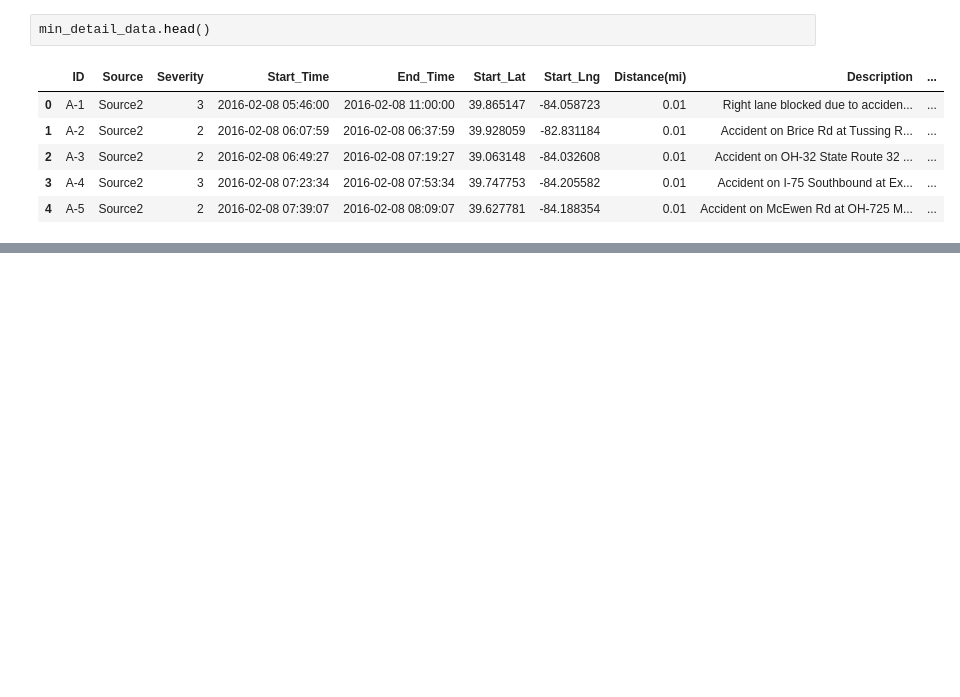
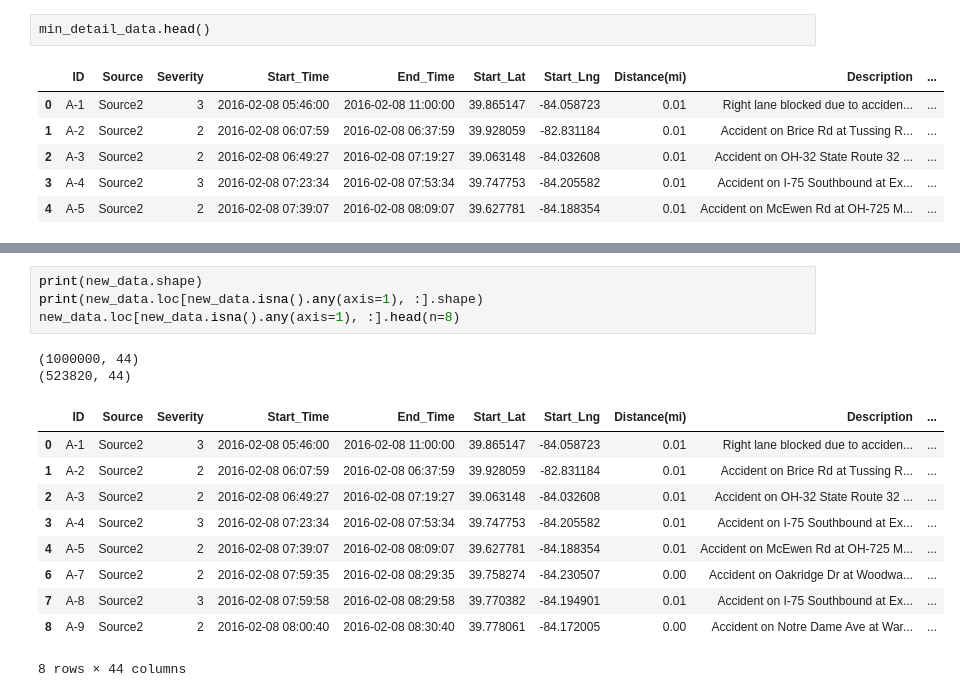
Before and after one commit to limesoda314/cs226-big-data-management-project, a Jupyter notebook: preprocessing/week3-ann.ipynb, the cells around one changed output, grey strips where cells are left out. Saved outputs shown, nothing was run; the diff lists cells and outputs as text; blank space fills up the shorter version.

```diff
--- a/preprocessing/week3-ann.ipynb
+++ b/preprocessing/week3-ann.ipynb
@@ -117,6 +117,23 @@ min_detail_data.loc[min_detail_data.isna().any(axis=1), :].head(n=8)
 | 31135 | A-31136 | Source2 | 2 | 2016-03-23 00:09:11 | 2016-03-23 00:39:11 | 37.885376 | -122.516586 | 0.01 | Accident on US-101 Northbound at ... | ... |
 | 34200 | A-34201 | Source2 | 2 | 2016-04-11 20:06:40 | 2016-04-11 20:53:00 | 37.885376 | -122.516586 | 0.01 | Accident on US-101 Northbound nea... | ... |
 | 85968 | A-85975 | Source2 | 2 | 2016-08-02 18:18:02 | 2016-08-02 19:03:02 | 34.451862 | -117.660103 | 0.00 | Slow traffic due to accident on 2... | ... |
+# %%
+print(new_data.shape)
+print(new_data.loc[new_data.isna().any(axis=1), :].shape)
+new_data.loc[new_data.isna().any(axis=1), :].head(n=8)
+# %% [output]
+(1000000, 44)
+(523820, 44)
+|  | ID | Source | Severity | Start_Time | End_Time | Start_Lat | Start_Lng | Distance(mi) | Description | ... |
+| 0 | A-1 | Source2 | 3 | 2016-02-08 05:46:00 | 2016-02-08 11:00:00 | 39.865147 | -84.058723 | 0.01 | Right lane blocked due to acciden... | ... |
+| 1 | A-2 | Source2 | 2 | 2016-02-08 06:07:59 | 2016-02-08 06:37:59 | 39.928059 | -82.831184 | 0.01 | Accident on Brice Rd at Tussing R... | ... |
+| 2 | A-3 | Source2 | 2 | 2016-02-08 06:49:27 | 2016-02-08 07:19:27 | 39.063148 | -84.032608 | 0.01 | Accident on OH-32 State Route 32 ... | ... |
+| 3 | A-4 | Source2 | 3 | 2016-02-08 07:23:34 | 2016-02-08 07:53:34 | 39.747753 | -84.205582 | 0.01 | Accident on I-75 Southbound at Ex... | ... |
+| 4 | A-5 | Source2 | 2 | 2016-02-08 07:39:07 | 2016-02-08 08:09:07 | 39.627781 | -84.188354 | 0.01 | Accident on McEwen Rd at OH-725 M... | ... |
+| 6 | A-7 | Source2 | 2 | 2016-02-08 07:59:35 | 2016-02-08 08:29:35 | 39.758274 | -84.230507 | 0.00 | Accident on Oakridge Dr at Woodwa... | ... |
+| 7 | A-8 | Source2 | 3 | 2016-02-08 07:59:58 | 2016-02-08 08:29:58 | 39.770382 | -84.194901 | 0.01 | Accident on I-75 Southbound at Ex... | ... |
+| 8 | A-9 | Source2 | 2 | 2016-02-08 08:00:40 | 2016-02-08 08:30:40 | 39.778061 | -84.172005 | 0.00 | Accident on Notre Dame Ave at War... | ... |
+8 rows × 44 columns
 # %%
 new_min_data = min_detail_data.dropna()
 print(new_min_data.shape)
```
Also changed, not shown: parts of 3 cells of this notebook.
